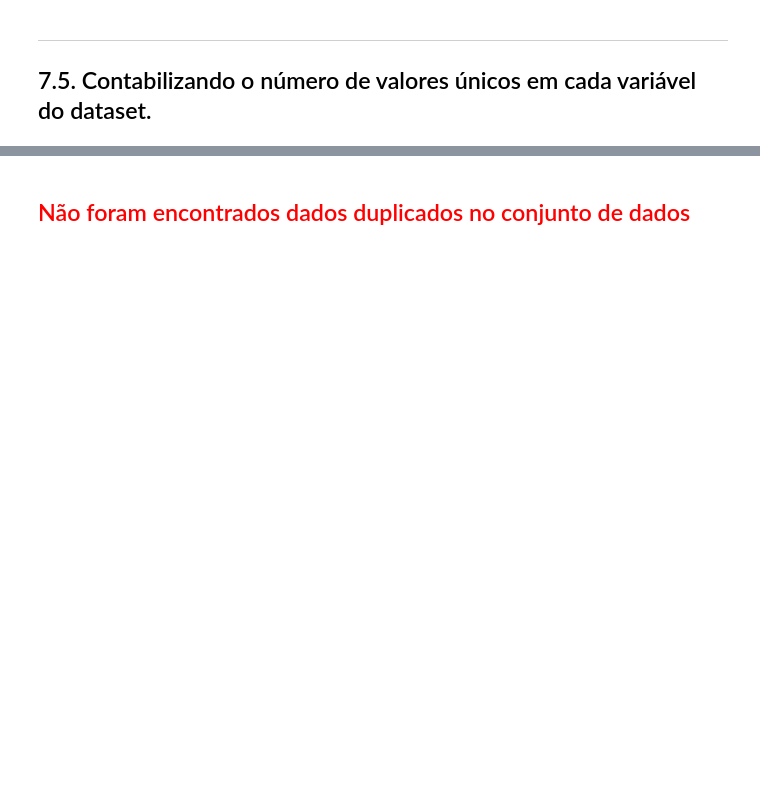
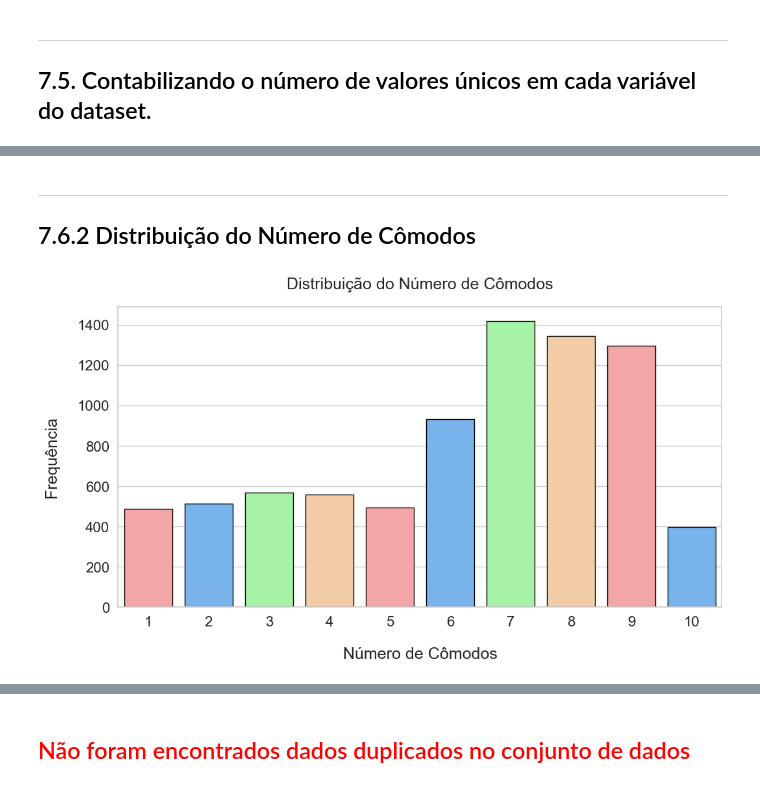
Before and after one commit to luciano-analytics/luciano-analytics.github.io, a Jupyter notebook: seguro_sinistro.ipynb, the cells around one changed output, grey strips where cells are left out. Drawn from its saved outputs; the diff is of its cells as text; code cells hidden in the pictures; blank space fills up the shorter version.

```diff
--- a/seguro_sinistro.ipynb
+++ b/seguro_sinistro.ipynb
@@ -217,0 +299,19 @@ num_valor_unico
+# %% [markdown]
+**********************
+## 7.6.2 Distribuição do Número de Cômodos
+# %%
+# Distribuição do Número de Cômodos
+
+plt.figure(figsize=(12, 6))
+
+sns.countplot(x='numero_comodos', data=dados, palette=['#ff9999','#66b3ff','#99ff99','#ffcc99'], edgecolor='black')
+
+plt.title('Distribuição do Número de Cômodos', pad=20, fontsize=18)
+
+plt.xlabel('Número de Cômodos', fontsize=18, labelpad=20)
+
+plt.ylabel('Frequência', fontsize=18, labelpad=20)
+
+plt.show()
+# %% [output]
+[figure, added]
```
Also changed, not shown: parts of 94 cells of this notebook.
